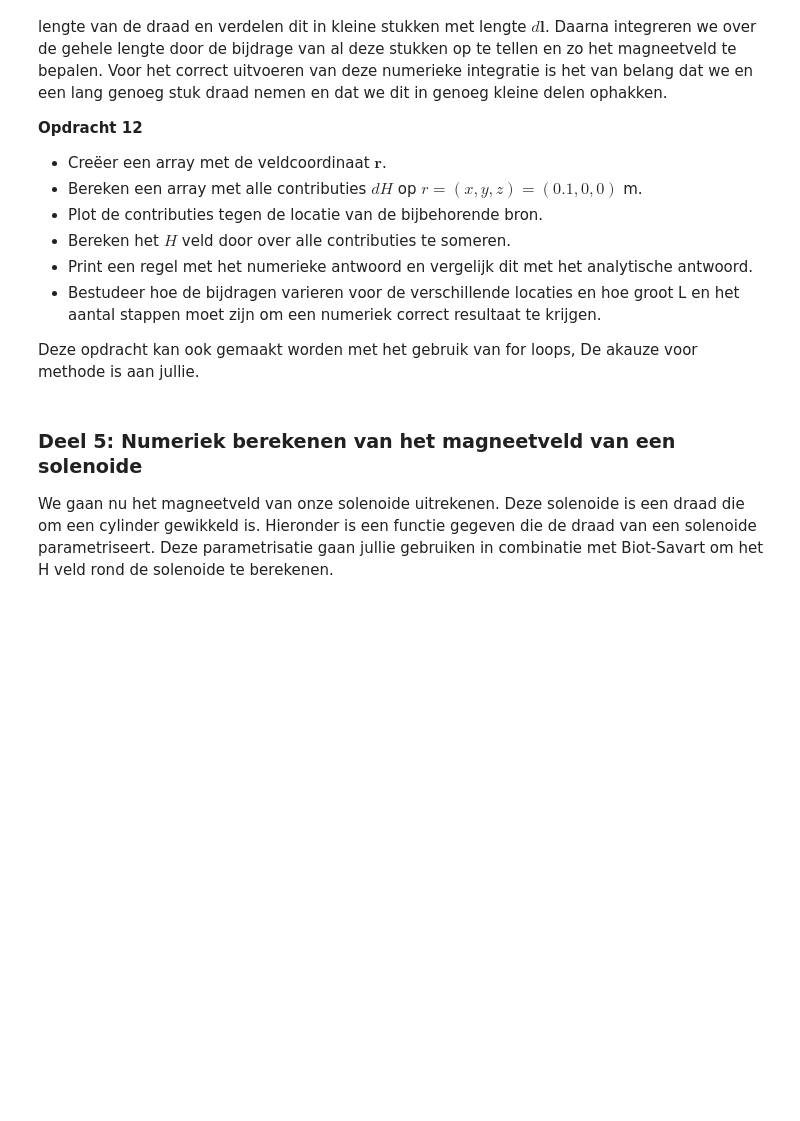
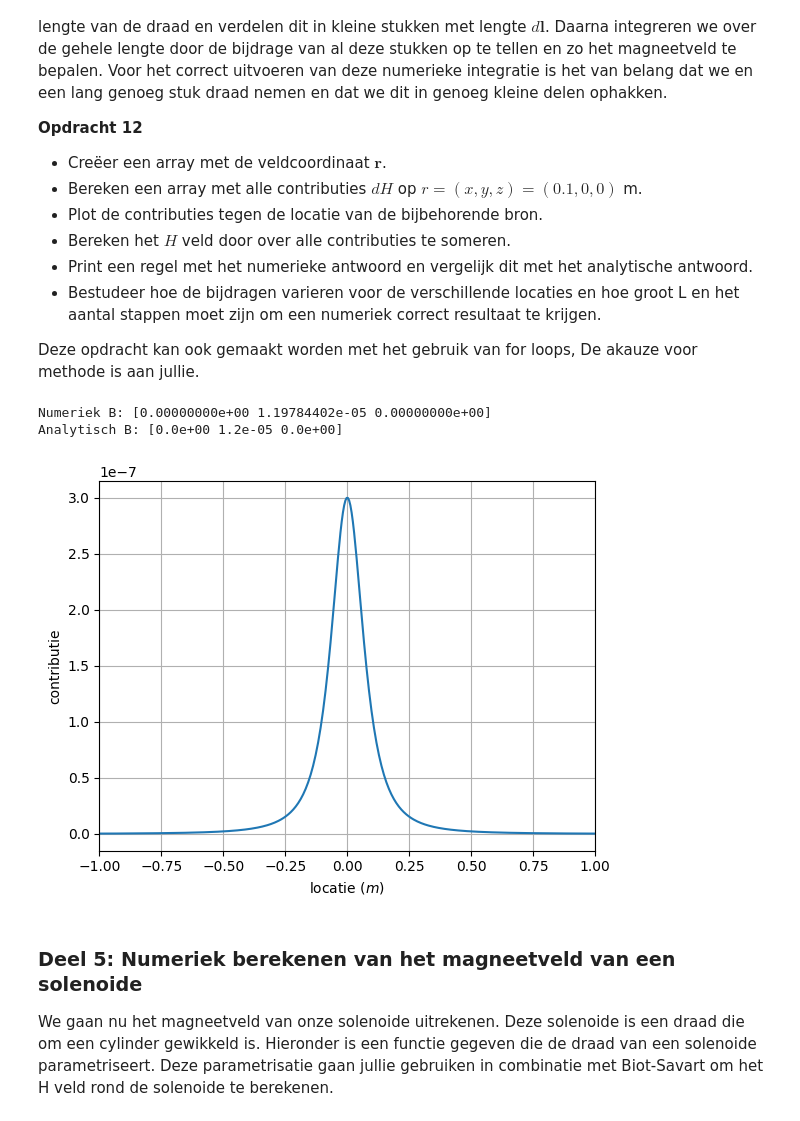
Before and after one commit to HugoRuttenTU/opdrachten-DEF-D, a Jupyter notebook: 2KrachtactuatorOpdracht/2KrachtactuatorOpdracht/KrachtactuatorOpdracht.ipynb, the cells around one changed output. Drawn from its saved outputs; the diff is of its cells as text; code cells hidden in the pictures; blank space fills up the shorter version.

```diff
--- a/2KrachtactuatorOpdracht/2KrachtactuatorOpdracht/KrachtactuatorOpdracht.ipynb
+++ b/2KrachtactuatorOpdracht/2KrachtactuatorOpdracht/KrachtactuatorOpdracht.ipynb
@@ -345,9 +350,38 @@ Nu gaan we met behulp van de numerieke implementatie van de wet van Biot-Savart
 
 Deze opdracht kan ook gemaakt worden met het gebruik van for loops, De akauze voor methode is aan jullie.
 # %%
-###
-###Jullie code hier###
-###
+r_0 = np.array([0.1,0,0])
+I = 6 #A
+L = 5
+N = 1000
+dz = L/N
+z = np.linspace(-L/2,L/2,N)
+dl = np.array([0,0,dz])
+dB = np.zeros((N,3))
+
+for i in range(N):
+    r_1 = np.array([0,0,z[i]])
+    R = r_0 - r_1
+    dB[i] = mu_0*I/(4*np.pi) * np.cross(dl, R)/np.linalg.norm(R)**3
+
+plt.figure()
+plt.plot(z,dB[:,1])
+plt.grid()
+plt.ylabel('contributie')
+plt.xlabel('locatie $(m)$')
+plt.xlim(right=1,left=-1)
+
+
+B_total = np.sum(dB, axis=0)
+print("Numeriek B:", B_total)
+
+r = np.linalg.norm(r_0[:2])
+B_analytisch = np.array([0, mu_0*I/(2*np.pi*r), 0])
+print("Analytisch B:", B_analytisch)
+# %% [output]
+Numeriek B: [0.00000000e+00 1.19784402e-05 0.00000000e+00]
+Analytisch B: [0.0e+00 1.2e-05 0.0e+00]
+[figure, added]
 # %% [markdown]
 ### Deel 5: Numeriek berekenen van het magneetveld van een solenoide
 
```
Also changed, not shown: parts of 3 cells of this notebook.
